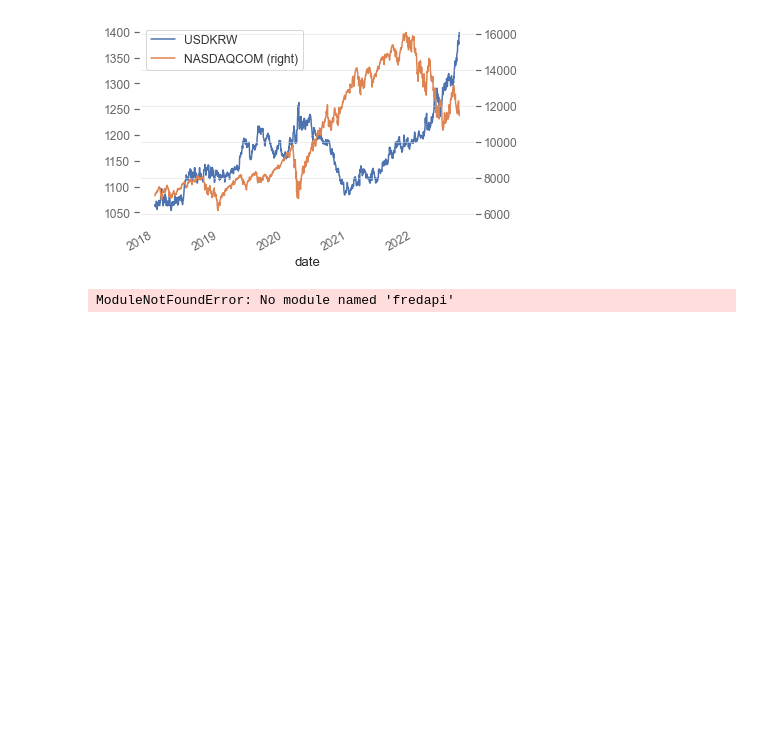
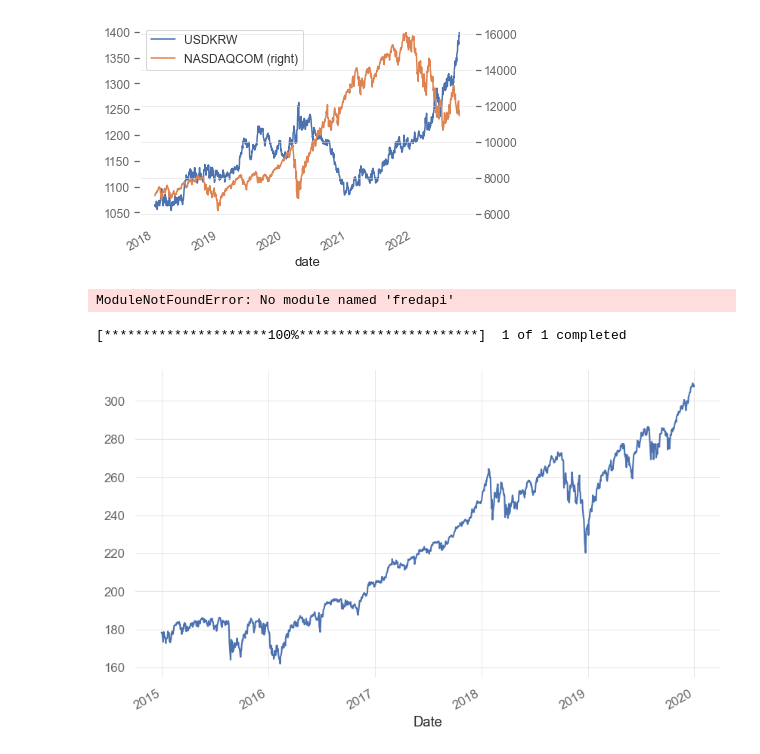
Before and after one commit to sunlee334/Stock-Portfolio-Optimization, a Jupyter notebook: sandbox.ipynb, the cells around one changed output. Saved outputs shown, nothing was run; the diff lists cells and outputs as text; code cells hidden in the pictures; blank space fills up the shorter version.

```diff
--- a/sandbox.ipynb
+++ b/sandbox.ipynb
@@ -151,3 +151,10 @@ from fredapi import Fred
 from backdata import continued_claims
 # %% [output]
 ModuleNotFoundError: No module named 'fredapi'
+# %%
+spy = yf.download('SPY','2015-01-01','2020-01-01')
+spy["Adj Close"].plot()
+plt.show()
+# %% [output]
+[*********************100%***********************]  1 of 1 completed
+[figure, added]
```
Also changed, not shown: parts of 4 cells of this notebook, 2 other files.
